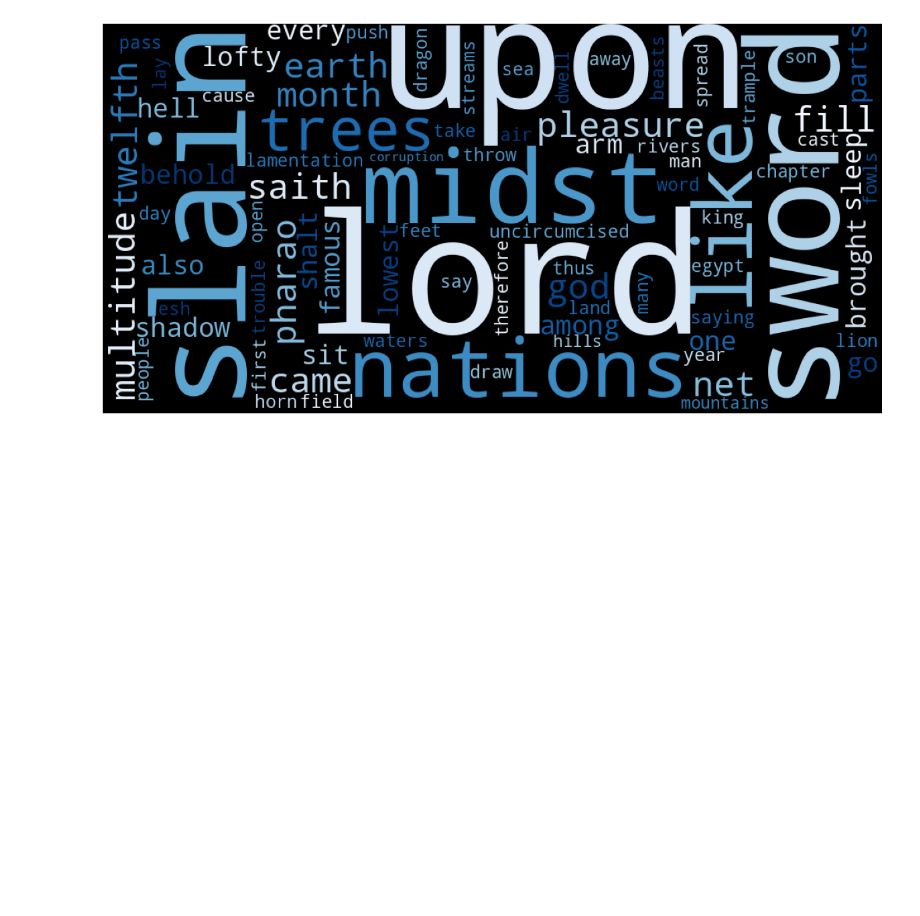
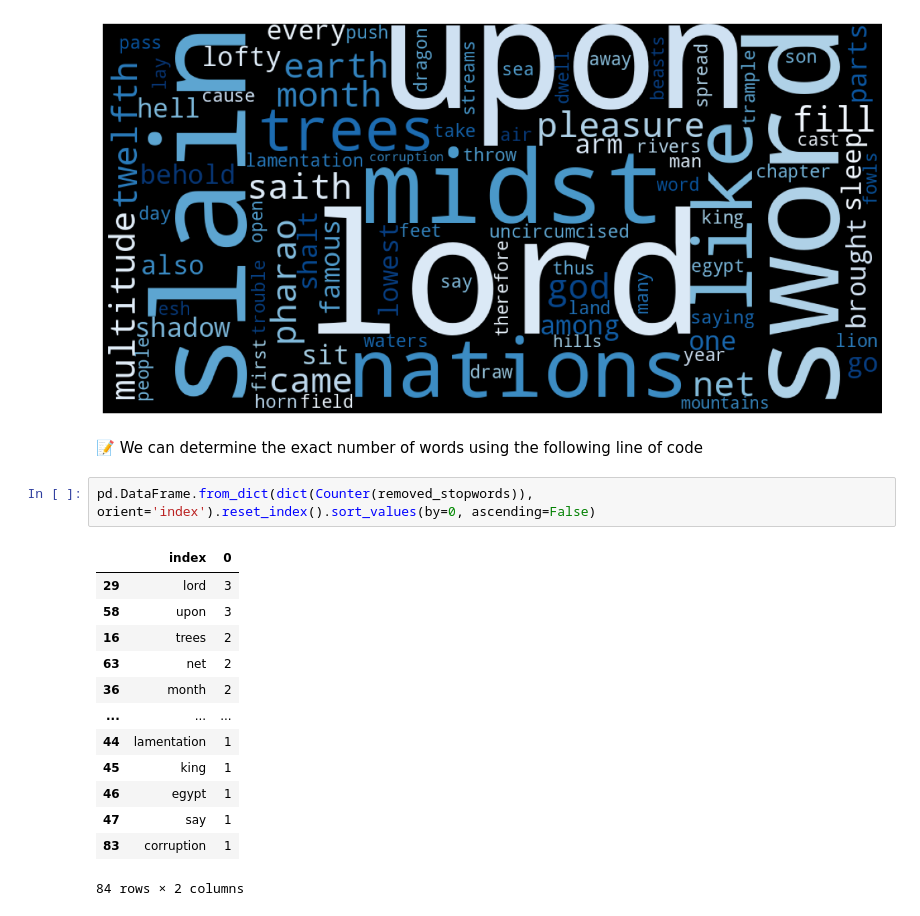
Before and after one commit to LauraMartel/NLP-projects, a Jupyter notebook: notebooks/Extract_words.ipynb, the cells around one changed output. Drawn from its saved outputs; the diff is of its cells as text; blank space fills up the shorter version.

Commit message:
extract words from a text extract adding the count for each word

```diff
--- a/notebooks/Extract_words.ipynb
+++ b/notebooks/Extract_words.ipynb
@@ -122,3 +122,21 @@ plt.axis("off")
 #plt.savefig('words_from_bible.jpg');
 # %% [output]
 [figure]
+# %% [markdown]
+📝 We can determine the exact number of words using the following line of code
+# %%
+pd.DataFrame.from_dict(dict(Counter(removed_stopwords)), orient='index').reset_index().sort_values(by=0, ascending=False)
+# %% [output]
+|  | index | 0 |
+| 29 | lord | 3 |
+| 58 | upon | 3 |
+| 16 | trees | 2 |
+| 63 | net | 2 |
+| 36 | month | 2 |
+| ... | ... | ... |
+| 44 | lamentation | 1 |
+| 45 | king | 1 |
+| 46 | egypt | 1 |
+| 47 | say | 1 |
+| 83 | corruption | 1 |
+84 rows × 2 columns
```
